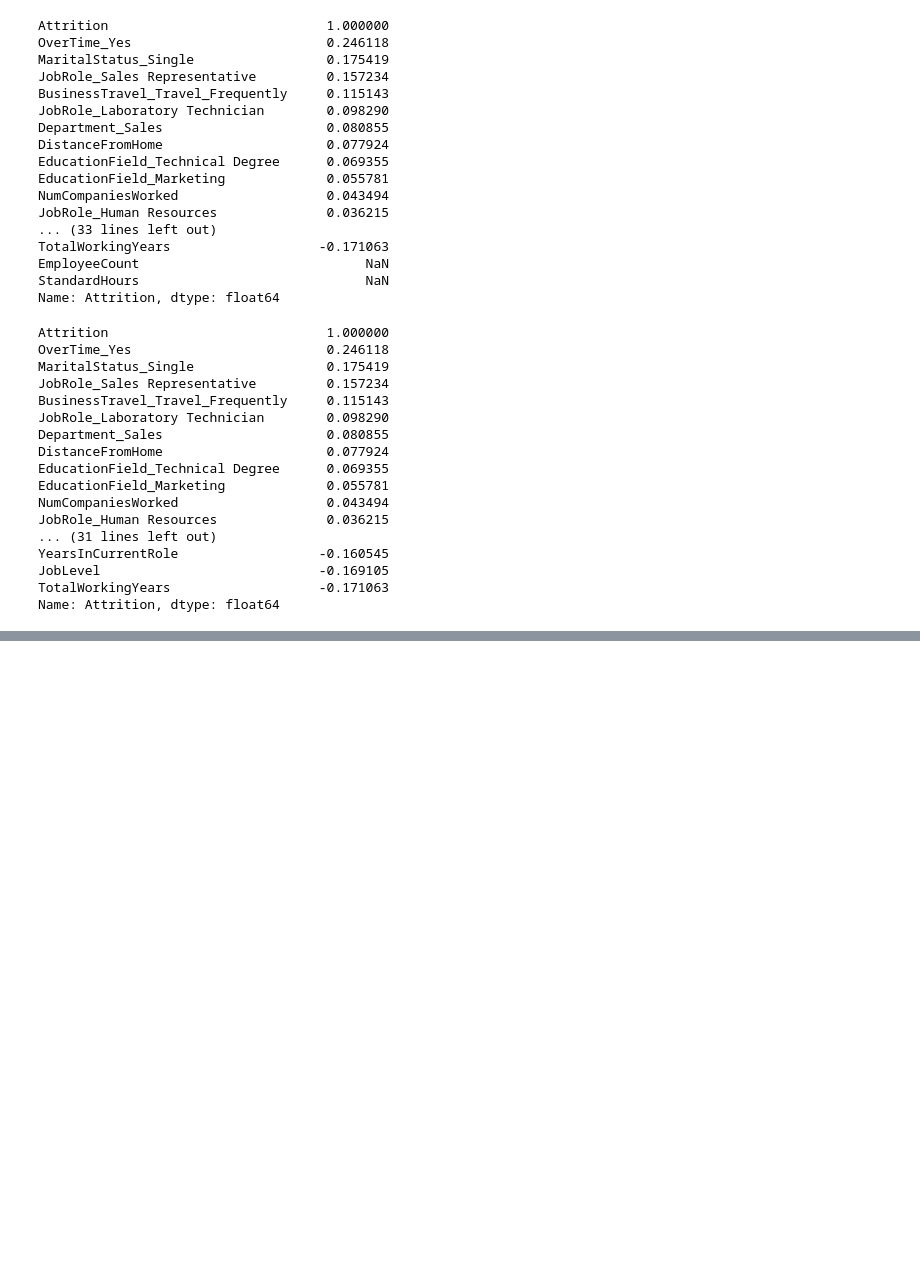
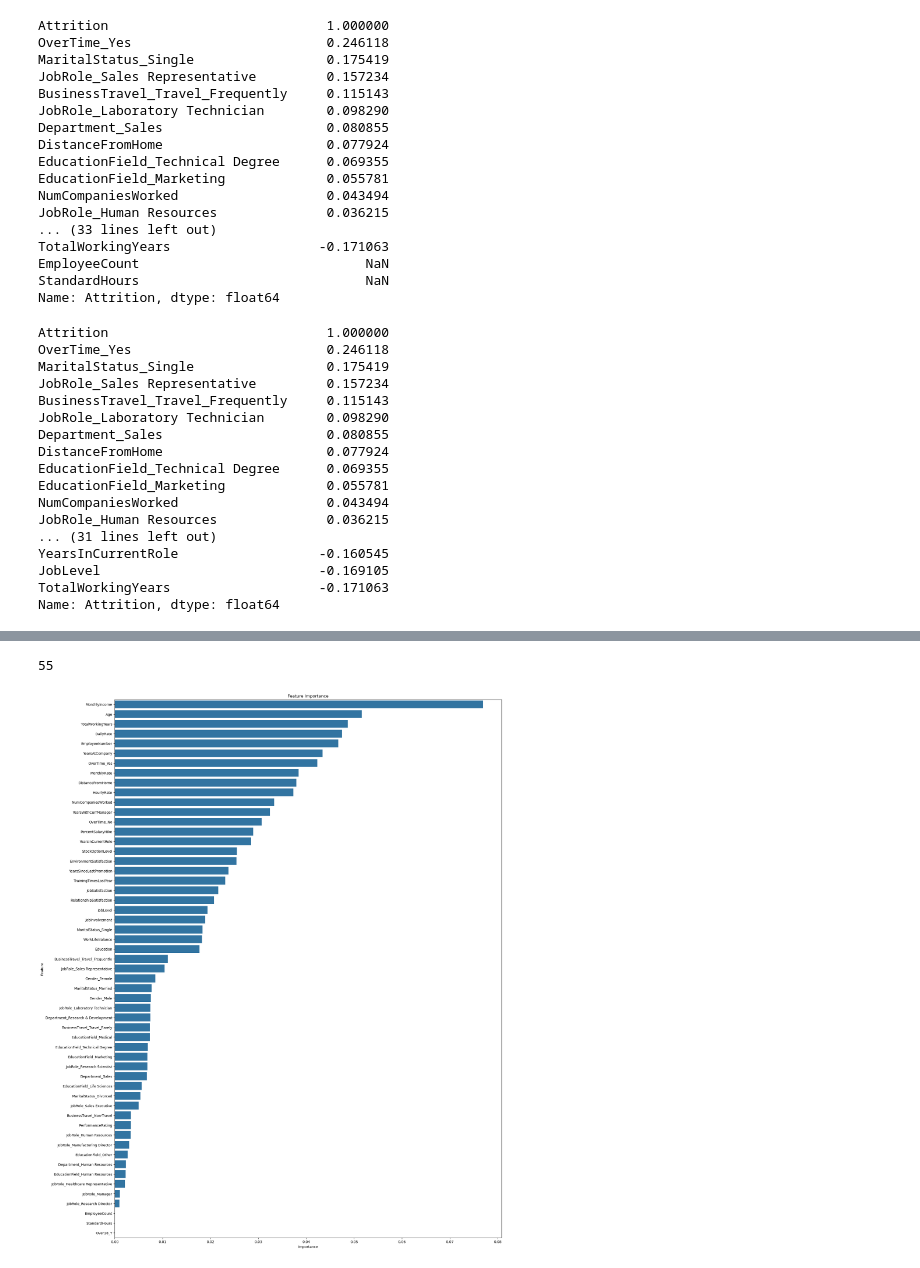
Before and after one commit to Armand57araujo/attrition-guard, a Jupyter notebook: Attrition_Guard.ipynb, the cells around one changed output, grey strips where cells are left out. Saved outputs shown, nothing was run; the diff lists cells and outputs as text; code cells hidden in the pictures; blank space fills up the shorter version.

```diff
--- a/Attrition_Guard.ipynb
+++ b/Attrition_Guard.ipynb
@@ -383,0 +274,5 @@ hr_data_encoded['Attrition'].value_counts()
+# %%
+#run standard scaler on X_train 'Age', 'DailyRate', 'DistanceFromHome', 'Education', 'EmployeeCount', 'EmployeeNumber', 'EnvironmentSatisfaction', 'HourlyRate', 'JobInvolvement', 'JobLevel', 'JobSatisfaction', 'MonthlyIncome', 'MonthlyRate', 'NumCompaniesWorked', 'PercentSalaryHike', 'PerformanceRating', 'RelationshipSatisfaction', 'StandardHours', 'StockOptionLevel', 'TotalWorkingYears', 'TrainingTimesLastYear', 'WorkLifeBalance', 'YearsAtCompany', 'YearsInCurrentRole', 'YearsSinceLastPromotion', 'YearsWithCurrManager'
+numerical_cols = X_train.select_dtypes(include=['int64', 'float64']).columns.tolist()
+scaler = StandardScaler()
+X_train_scaled = scaler.fit_transform(X_train[numerical_cols])
@@ -383,0 +282,14 @@ hr_data_encoded['Attrition'].value_counts()
+# %%
+#combine the scaled numerical columns and the one hot encoded columns
+#X_train_final = np.concatenate([X_train_scaled, X_train_OHE.toarray()], axis=1)
+X_train_combined = pd.concat([
+    pd.DataFrame(X_train_scaled, columns=numerical_cols, index=X_train.index),
+    pd.DataFrame(X_train_OHE.toarray(), columns=encoder.get_feature_names_out(categorical_cols), index=X_train.index)
+], axis=1)
+
+X_test_combined = pd.concat([
+    pd.DataFrame(X_test_scaled, columns=numerical_cols, index=X_test.index),
+    pd.DataFrame(X_test_OHE.toarray(), columns=encoder.get_feature_names_out(categorical_cols), index=X_test.index)
+], axis=1)
+
+X_train_combined.head()
@@ -383,0 +304,4 @@ hr_data_encoded['Attrition'].value_counts()
+# %%
+
+rf_model = RandomForestClassifier(random_state=42)
+rf_model.fit(X_train_combined, y_train)
@@ -383,0 +310,9 @@ hr_data_encoded['Attrition'].value_counts()
+# %%
+columns_combined = encoder.get_feature_names_out()
+feature_importance = rf_model.feature_importances_
+feature_importances = pd.DataFrame({
+    'Feature': X_train_combined.columns,
+    'Importance': feature_importance
+}).sort_values(by='Importance', ascending=False)
+
+print(feature_importances)
@@ -383,0 +337,11 @@ hr_data_encoded['Attrition'].value_counts()
+# %%
+len(X_train_combined.columns)
+# %% [output]
+55
+# %%
+plt.figure(figsize=(20, 28))
+sns.barplot(x='Importance', y='Feature', data=feature_importances)
+plt.title("Feature Importance")
+plt.show()
+# %% [output]
+[figure, added]
```
Also changed, not shown: parts of 47 cells of this notebook.
